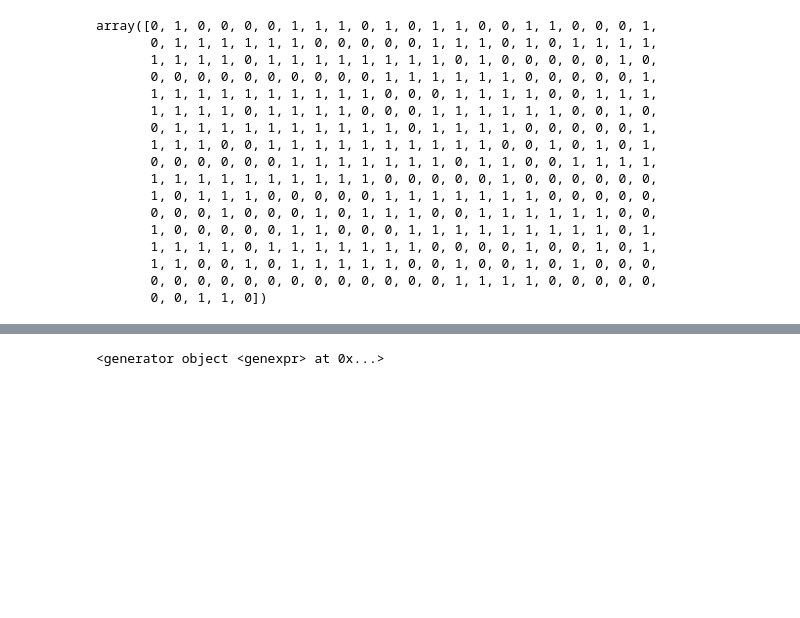
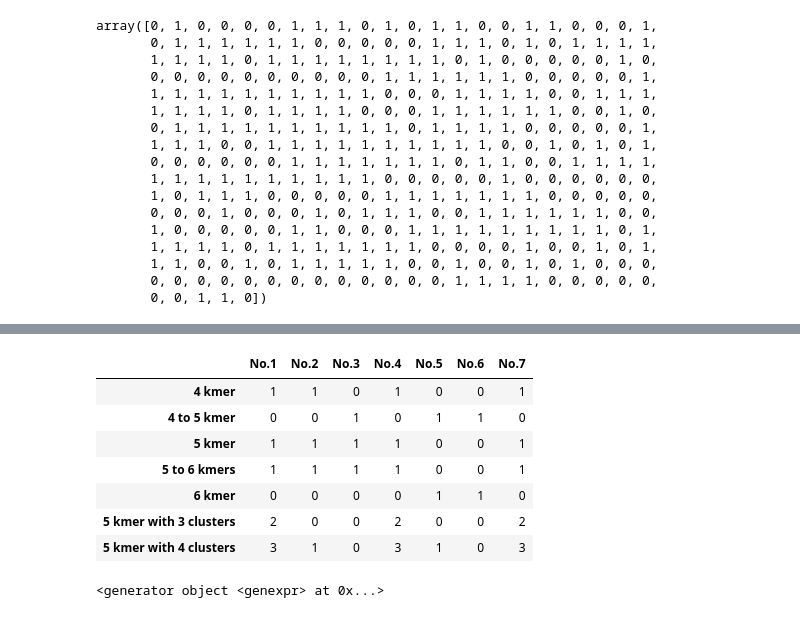
Before and after one commit to solislemuslab/mycovirus-ml, a Jupyter notebook: scripts/Gaussian Mixture Model-Zhiwen Xu/Gaussian Mixture Model.ipynb, the cells around one changed output, grey strips where cells are left out. Saved outputs shown, nothing was run; the diff lists cells and outputs as text; code cells hidden in the pictures; blank space fills up the shorter version.

```diff
--- a/scripts/Gaussian Mixture Model-Zhiwen Xu/Gaussian Mixture Model.ipynb
+++ b/scripts/Gaussian Mixture Model-Zhiwen Xu/Gaussian Mixture Model.ipynb
@@ -206,0 +210,7 @@ array([0, 1, 0, 0, 0, 0, 1, 1, 1, 0, 1, 0, 1, 1, 0, 0, 1, 1, 0, 0, 0, 1,
+# %%
+kmer_table = get_kmer_table(all_genes,all_gene_len,5,5)
+kmer_table
+
+gmm = GMM(n_components=3,covariance_type="full").fit(kmer_table)
+labels = gmm.predict(kmer_table)
+labels
@@ -206,0 +235,6 @@ array([0, 1, 0, 0, 0, 0, 1, 1, 1, 0, 1, 0, 1, 1, 0, 0, 1, 1, 0, 0, 0, 1,
+# %%
+last7_5_3cluster = labels[350:357]
+# %%
+gmm5 = GMM(n_components=4).fit(kmer_table)
+labels5 = gmm5.predict(kmer_table)
+labels5
@@ -207,3 +259,17 @@ array([0, 1, 0, 0, 0, 0, 1, 1, 1, 0, 1, 0, 1, 1, 0, 0, 1, 1, 0, 0, 0, 1,
+# %%
+last7_5_4cluster = labels5[350:357]
+# %%
+df = pd.DataFrame(data=[last7_4,last7_4_5,last7_5,last7_5_6,last7_6,last7_5_3cluster,last7_5_4cluster], index=['4 kmer','4 to 5 kmer','5 kmer','5 to 6 kmers','6 kmer','5 kmer with 3 clusters','5 kmer with 4 clusters'], columns=['No.1','No.2','No.3','No.4','No.5','No.6','No.7'])
+df
+# %% [output]
+|  | No.1 | No.2 | No.3 | No.4 | No.5 | No.6 | No.7 |
+| 4 kmer | 1 | 1 | 0 | 1 | 0 | 0 | 1 |
+| 4 to 5 kmer | 0 | 0 | 1 | 0 | 1 | 1 | 0 |
+| 5 kmer | 1 | 1 | 1 | 1 | 0 | 0 | 1 |
+| 5 to 6 kmers | 1 | 1 | 1 | 1 | 0 | 0 | 1 |
+| 6 kmer | 0 | 0 | 0 | 0 | 1 | 1 | 0 |
+| 5 kmer with 3 clusters | 2 | 0 | 0 | 2 | 0 | 0 | 2 |
+| 5 kmer with 4 clusters | 3 | 1 | 0 | 3 | 1 | 0 | 3 |
 # %%
 n_components = np.arange(2, 3)
 models = [GMM(n, covariance_type='full', random_state=0).fit(kmer_table)
```
Also changed, not shown: parts of 13 cells of this notebook.
